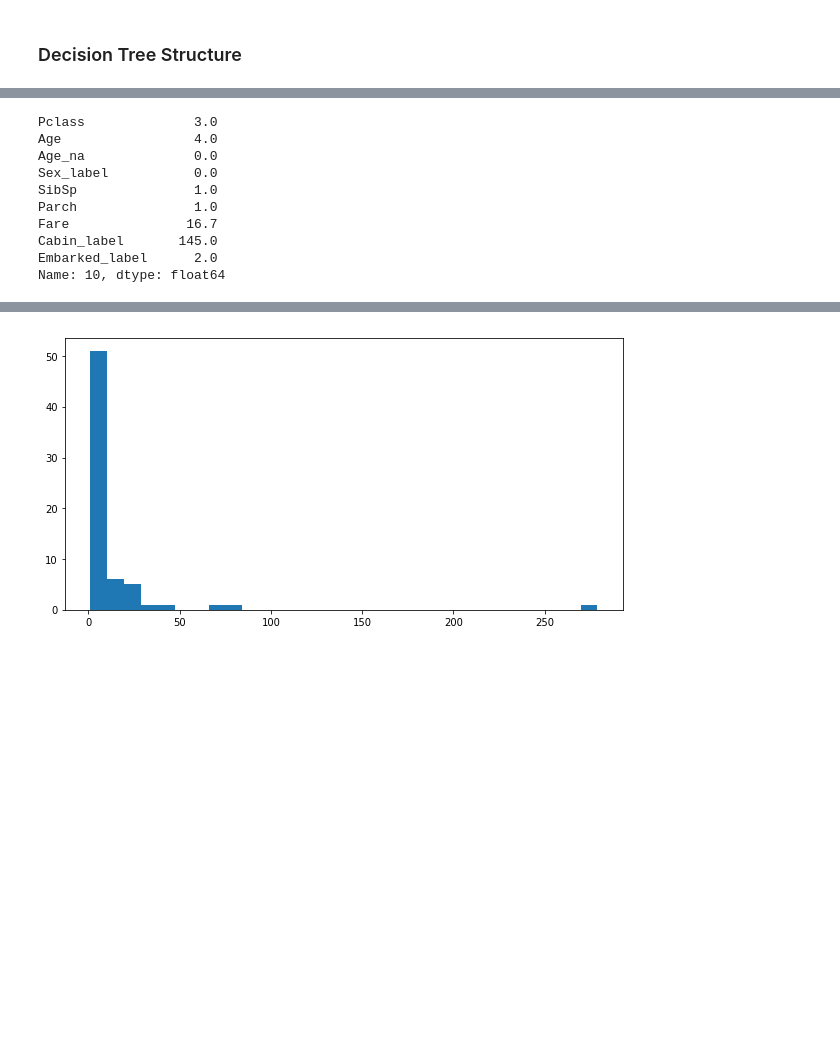
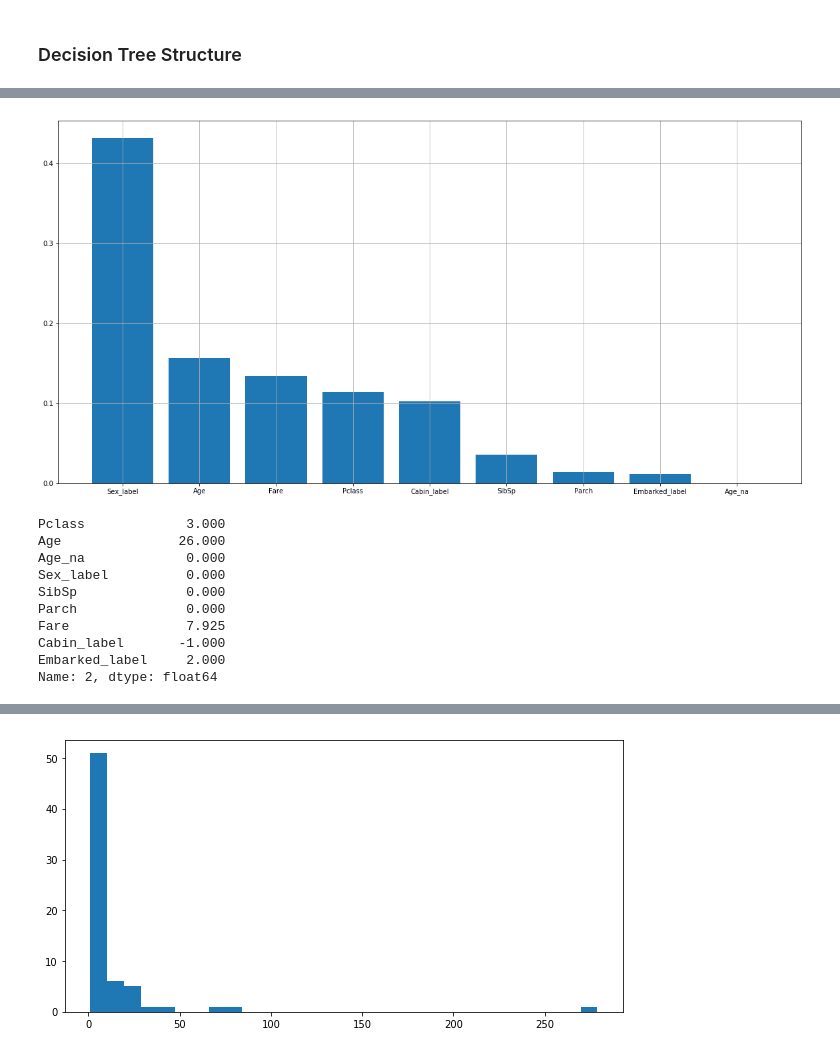
Before and after one commit to tlapusan/woodpecker, a Jupyter notebook: notebooks/DecisionTreeStructure.ipynb, the cells around one changed output, grey strips where cells are left out. Drawn from its saved outputs; the diff is of its cells as text; code cells hidden in the pictures; blank space fills up the shorter version.

Commit message:
Add decision tree structure visualisation

```diff
--- a/notebooks/DecisionTreeStructure.ipynb
+++ b/notebooks/DecisionTreeStructure.ipynb
@@ -152,16 +156,20 @@ dts = DecisionTreeStructure(model, features)
+# %%
+dts.show_features_importance()
+# %% [output]
+[figure, added]
 # %%
-train_raw[features].iloc[10]
+train_raw[features].iloc[2]
 # %% [output]
-Pclass              3.0
-Age                 4.0
-Age_na              0.0
-Sex_label           0.0
-SibSp               1.0
-Parch               1.0
-Fare               16.7
-Cabin_label       145.0
-Embarked_label      2.0
-Name: 10, dtype: float64
+Pclass             3.000
+Age               26.000
+Age_na             0.000
+Sex_label          0.000
+SibSp              0.000
+Parch              0.000
+Fare               7.925
+Cabin_label       -1.000
+Embarked_label     2.000
+Name: 2, dtype: float64
 # %%
 dts.show_decision_tree_prediction_path(train_raw[features].iloc[2])
 # %% [output]
```
Also changed, not shown: parts of 6 cells of this notebook, 1 other file.
